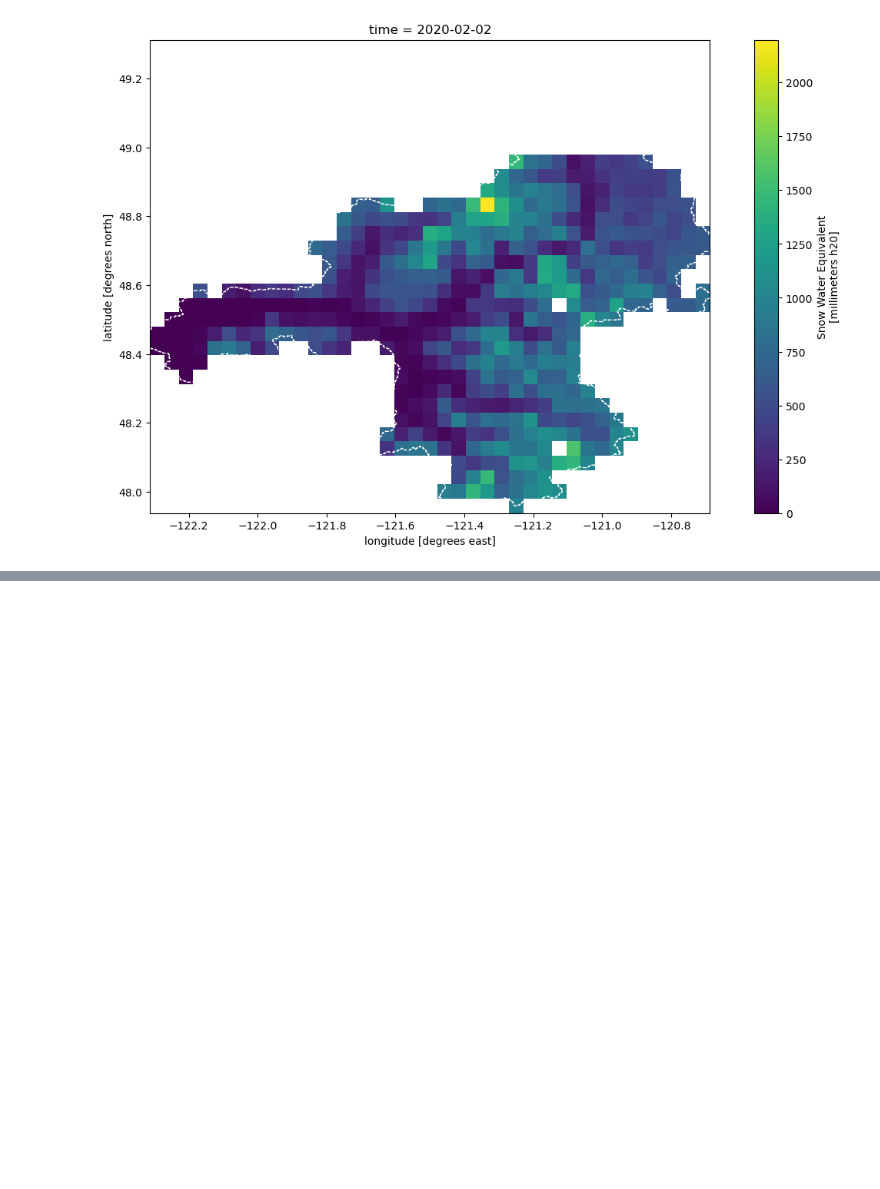
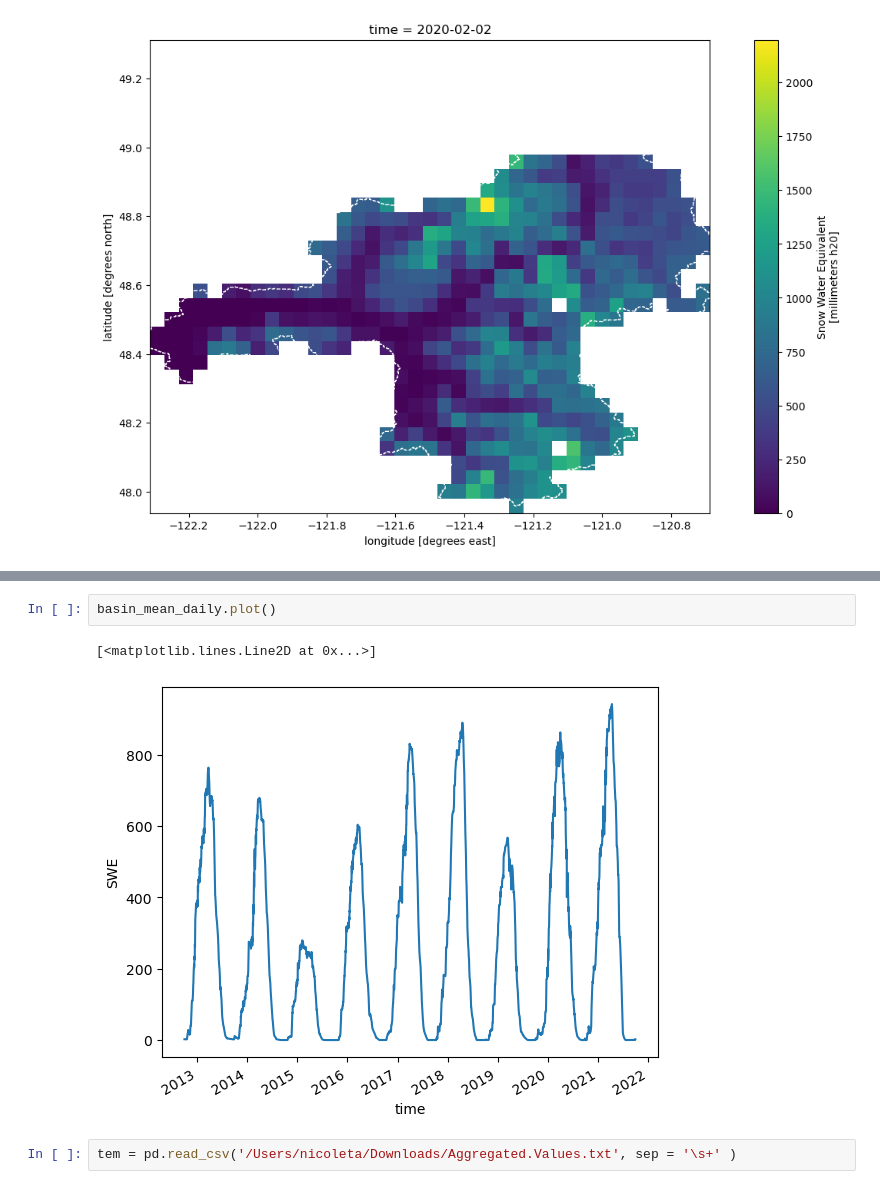
Before and after one commit to NCristea/Compare_SWE, a Jupyter notebook: notebooks/get_basin_SWE.ipynb, the cells around one changed output, grey strips where cells are left out. Cells and saved outputs as stored; diff of their text form; blank space fills up the shorter version.

```diff
--- a/notebooks/get_basin_SWE.ipynb
+++ b/notebooks/get_basin_SWE.ipynb
@@ -137,0 +161,7 @@ ax.set_aspect(1)
+# %%
+basin_mean_daily.plot()
+# %% [output]
+[<matplotlib.lines.Line2D at 0x...>]
+[figure, added]
+# %%
+tem = pd.read_csv('/Users/nicoleta/Downloads/Aggregated.Values.txt', sep = '\s+' )
```
Also changed, not shown: parts of 7 cells of this notebook.
